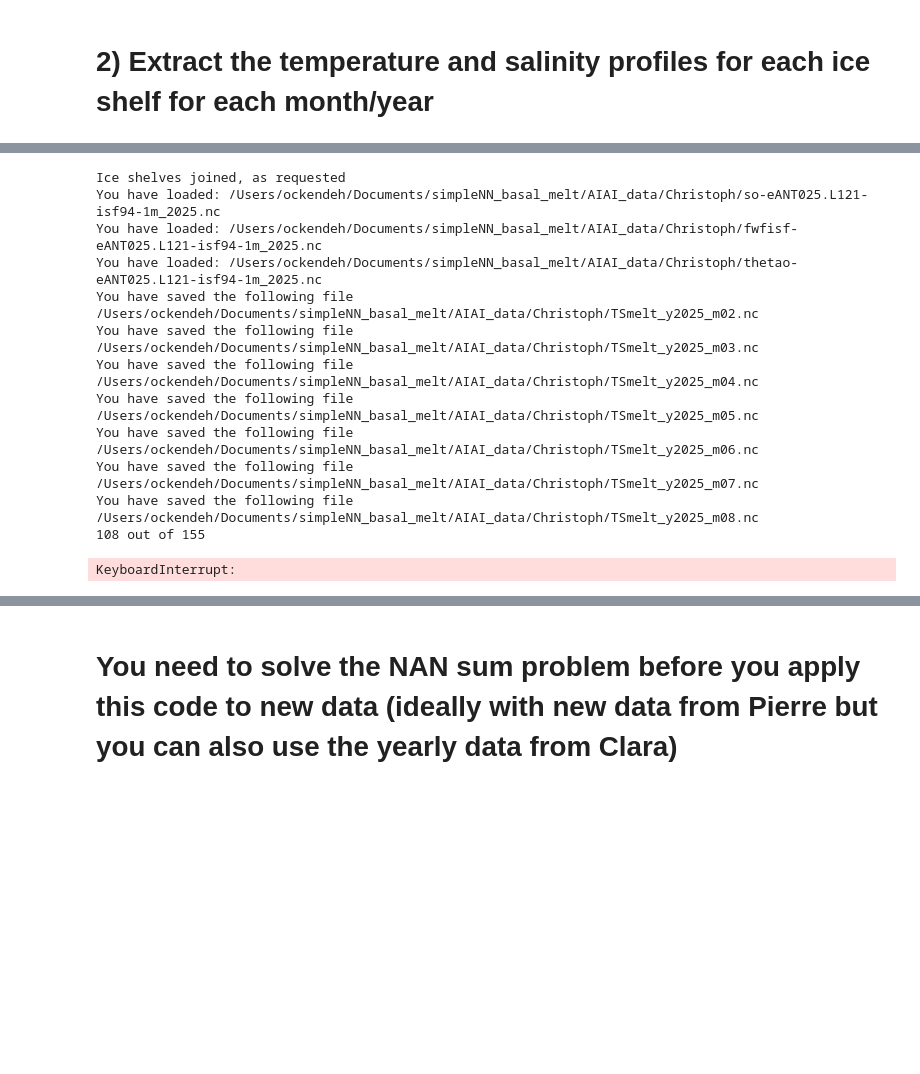
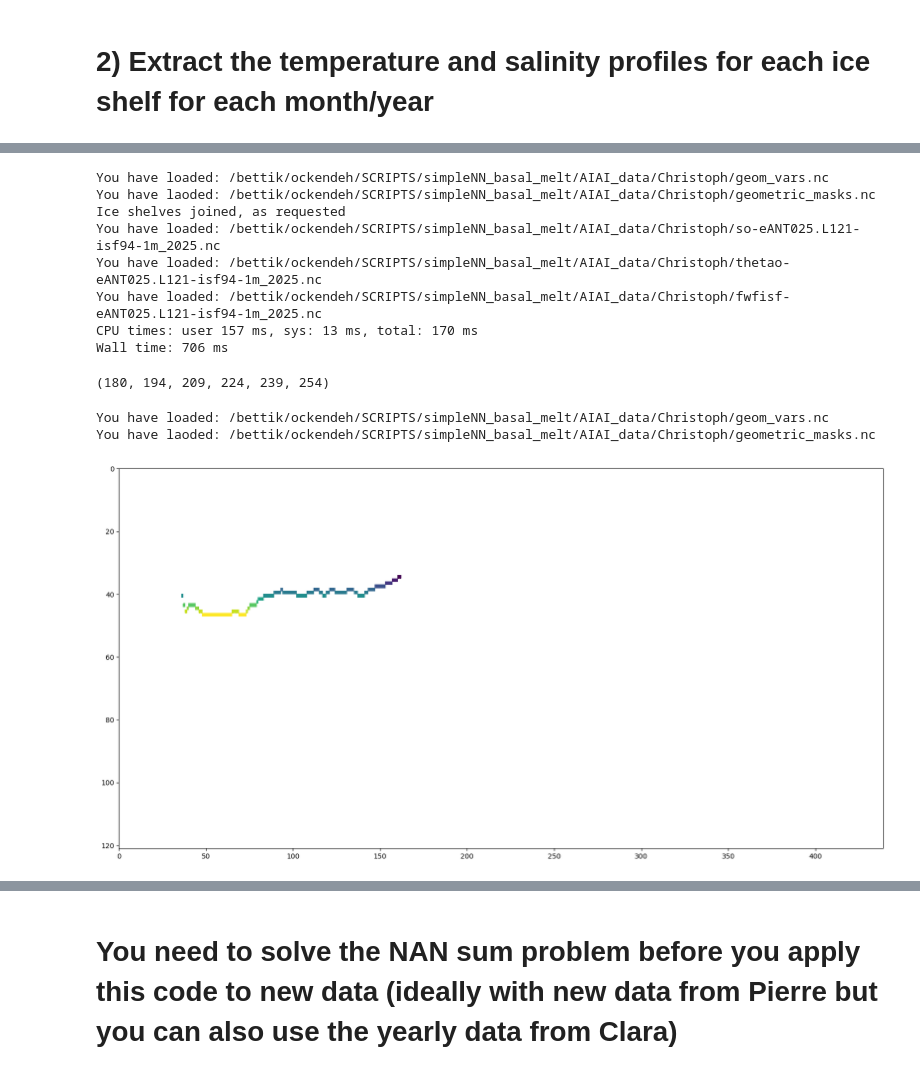
Before and after one commit to hockenden97/simpleNN_basal_melt, a Jupyter notebook: AIAI_scripts_notebooks/PREP_input_Christoph_geopy37.ipynb, the cells around one changed output, grey strips where cells are left out. Saved outputs shown, nothing was run; the diff lists cells and outputs as text; code cells hidden in the pictures; blank space fills up the shorter version.

```diff
--- a/AIAI_scripts_notebooks/PREP_input_Christoph_geopy37.ipynb
+++ b/AIAI_scripts_notebooks/PREP_input_Christoph_geopy37.ipynb
@@ -386,26 +526,47 @@ years_unique, months_unique
 masks, basins_merged, geoms = load_geom_files(filepath_geomvars, filepath_mask, join_ice_shelves = True)
 year = 2025
 so, thetao, fwfisf = load_TSmelt_files(filepaths_so, filepaths_thetao, filepaths_fwfisf, year)
-for i in range(10):
-    extractTSmelt(masks, basins_merged, geoms, so, thetao, fwfisf, filepaths_TSmelt, year, i+2)
+#for i in range(12):
+#    extractTSmelt(masks, basins_merged, geoms, so, thetao, fwfisf, filepaths_TSmelt, year, i)
 # %% [output]
+You have loaded: /bettik/ockendeh/SCRIPTS/simpleNN_basal_melt/AIAI_data/Christoph/geom_vars.nc
+You have laoded: /bettik/ockendeh/SCRIPTS/simpleNN_basal_melt/AIAI_data/Christoph/geometric_masks.nc
 Ice shelves joined, as requested
-You have loaded: /Users/ockendeh/Documents/simpleNN_basal_melt/AIAI_data/Christoph/so-eANT025.L121-isf94-1m_2025.nc
-You have loaded: /Users/ockendeh/Documents/simpleNN_basal_melt/AIAI_data/Christoph/fwfisf-eANT025.L121-isf94-1m_2025.nc
-You have loaded: /Users/ockendeh/Documents/simpleNN_basal_melt/AIAI_data/Christoph/thetao-eANT025.L121-isf94-1m_2025.nc
-You have saved the following file
-/Users/ockendeh/Documents/simpleNN_basal_melt/AIAI_data/Christoph/TSmelt_y2025_m02.nc
-You have saved the following file
-/Users/ockendeh/Documents/simpleNN_basal_melt/AIAI_data/Christoph/TSmelt_y2025_m03.nc
-You have saved the following file
-/Users/ockendeh/Documents/simpleNN_basal_melt/AIAI_data/Christoph/TSmelt_y2025_m04.nc
-You have saved the following file
-/Users/ockendeh/Documents/simpleNN_basal_melt/AIAI_data/Christoph/TSmelt_y2025_m05.nc
-You have saved the following file
-/Users/ockendeh/Documents/simpleNN_basal_melt/AIAI_data/Christoph/TSmelt_y2025_m06.nc
-You have saved the following file
-/Users/ockendeh/Documents/simpleNN_basal_melt/AIAI_data/Christoph/TSmelt_y2025_m07.nc
-You have saved the following file
-/Users/ockendeh/Documents/simpleNN_basal_melt/AIAI_data/Christoph/TSmelt_y2025_m08.nc
-108 out of 155
+You have loaded: /bettik/ockendeh/SCRIPTS/simpleNN_basal_melt/AIAI_data/Christoph/so-eANT025.L121-isf94-1m_2025.nc
+You have loaded: /bettik/ockendeh/SCRIPTS/simpleNN_basal_melt/AIAI_data/Christoph/thetao-eANT025.L121-isf94-1m_2025.nc
+You have loaded: /bettik/ockendeh/SCRIPTS/simpleNN_basal_melt/AIAI_data/Christoph/fwfisf-eANT025.L121-isf94-1m_2025.nc
+CPU times: user 157 ms, sys: 13 ms, total: 170 ms
+Wall time: 706 ms
-KeyboardInterrupt:
+# %%
+month = 0
+so_time = so.drop_vars('time_centered').so.isel(time_counter = month).drop_vars('time_counter')
+thetao_time = thetao.drop_vars('time_centered').thetao.isel(time_counter = month).drop_vars('time_counter')
+fwfisf_time = fwfisf.drop_vars('time_centered').fwfisf.isel(time_counter = month).drop_vars('time_counter')
+thetao_time = xr.where(thetao_time == 0, np.nan, thetao_time)
+so_time = xr.where(so_time == 0, np.nan, so_time)
+# Note changed drop to drop_vars to work better with this version of xarray
+# Then need to loop over each basin to extract the temperature profiles in the correct region
+# Create arrays for the profiles to be put into
+profiles_T = xr.where(so_time == 0,0,0)
+profiles_S = xr.where(so_time == 0,0,0)
+# %%
+180, 194, 209, 224, 239, 254
+# %% [output]
+(180, 194, 209, 224, 239, 254)
+# %%
+masks, basins_merged, geoms = load_geom_files(filepath_geomvars, filepath_mask, join_ice_shelves = False)
+# %% [output]
+You have loaded: /bettik/ockendeh/SCRIPTS/simpleNN_basal_melt/AIAI_data/Christoph/geom_vars.nc
+You have laoded: /bettik/ockendeh/SCRIPTS/simpleNN_basal_melt/AIAI_data/Christoph/geometric_masks.nc
+# %%
+mask_temp_values = xr.where(thetao_time > -200, 1,0)
+mask_diff_temp = (mask_temp_values - mask_temp_values.shift(deptht=1))
+positive = xr.where(mask_diff_temp == 1, 1, np.nan)
+negative = xr.where(mask_diff_temp == -1, 1, np.nan)
+interface_depth = (positive*thetao.deptht).sum(dim = 'deptht')
+# %%
+fig, ax = plt.subplots(1,1, figsize = (20,10))
+plt.pcolor((positive*thetao.deptht).sel(x_grid_T = 450))
+ax.yaxis.set_inverted(True)
+# %% [output]
+[figure, added]
```
Also changed, not shown: parts of 37 cells of this notebook, 10 other files.
